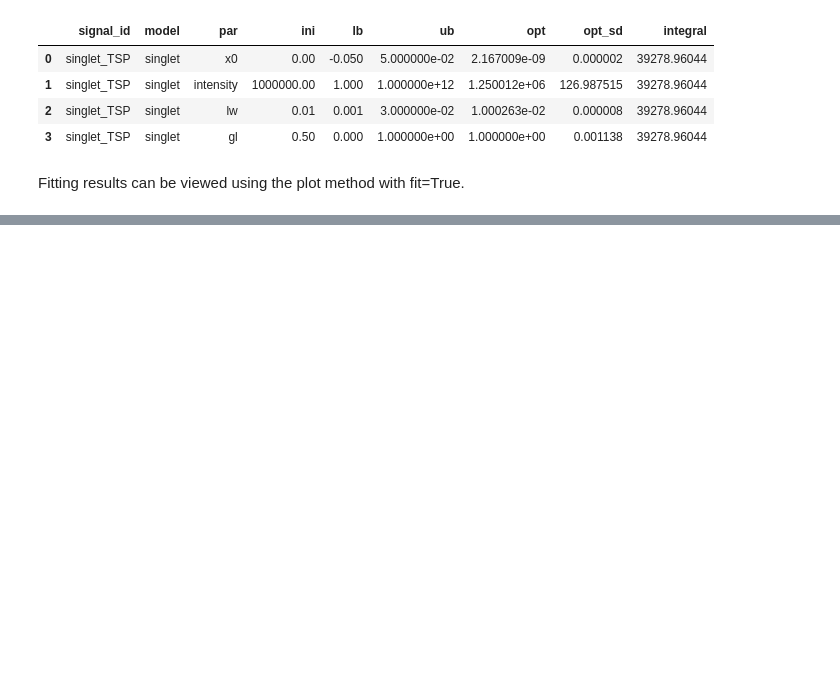
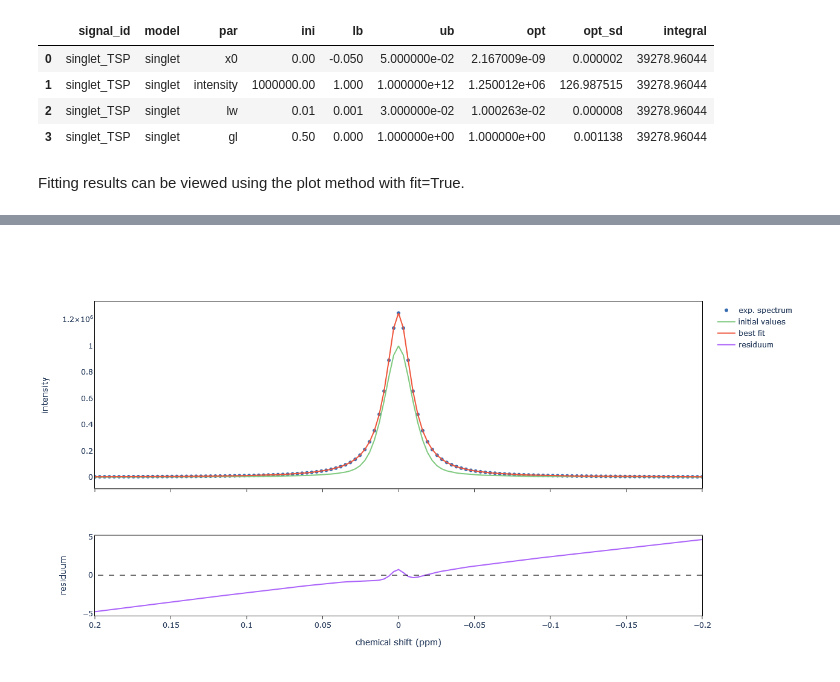
Before and after one commit to NMRTeamTBI/MultiNMRFit, a Jupyter notebook: example/example.ipynb, the cells around one changed output, grey strips where cells are left out. Cells and saved outputs as stored; diff of their text form; code cells hidden in the pictures; blank space fills up the shorter version.

```diff
--- a/example/example.ipynb
+++ b/example/example.ipynb
@@ -260,0 +263,3 @@ fig.show()
+# %%
+sp.update_offset(offset={})
+sp.fit()
@@ -260,0 +282,5 @@ fig.show()
+# %%
+fig = sp.plot(ini=True, fit=True)
+fig.update_layout(autosize=False, width=900, height=700)
+fig.show()
+# %% [output]
@@ -260,0 +288 @@ fig.show()
+[figure, added]
```
Also changed, not shown: parts of 18 cells of this notebook, 1 other file.
